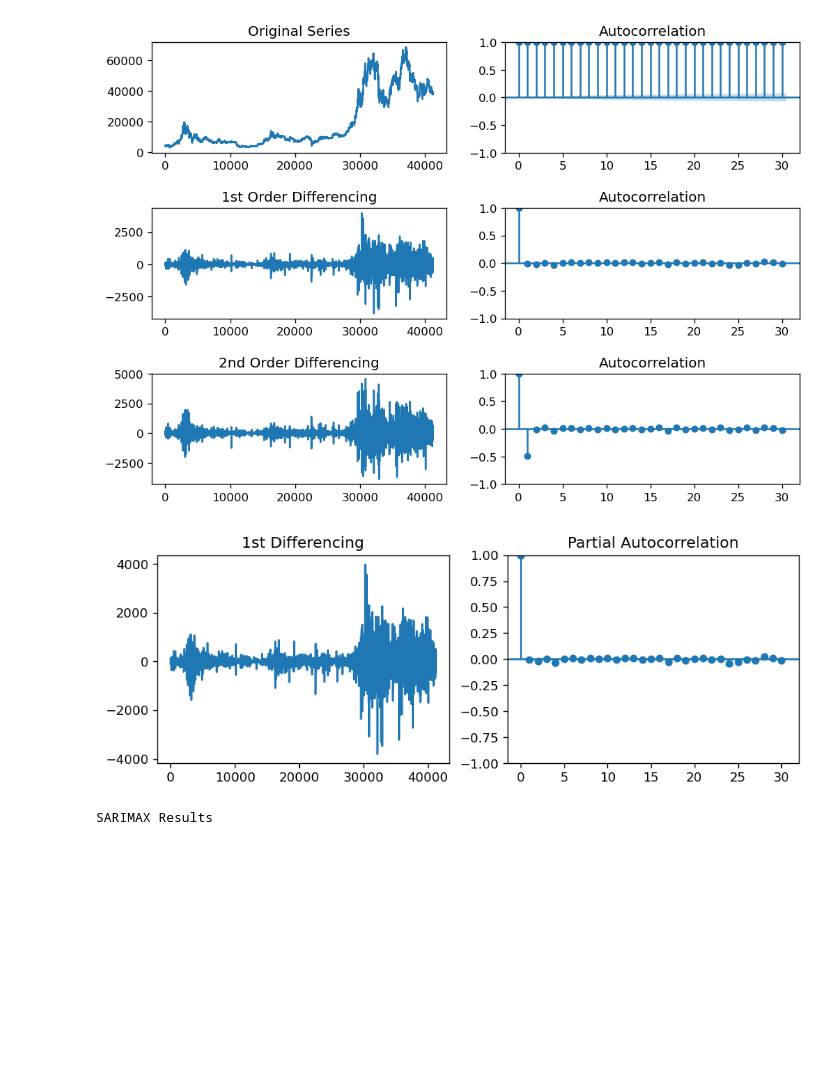
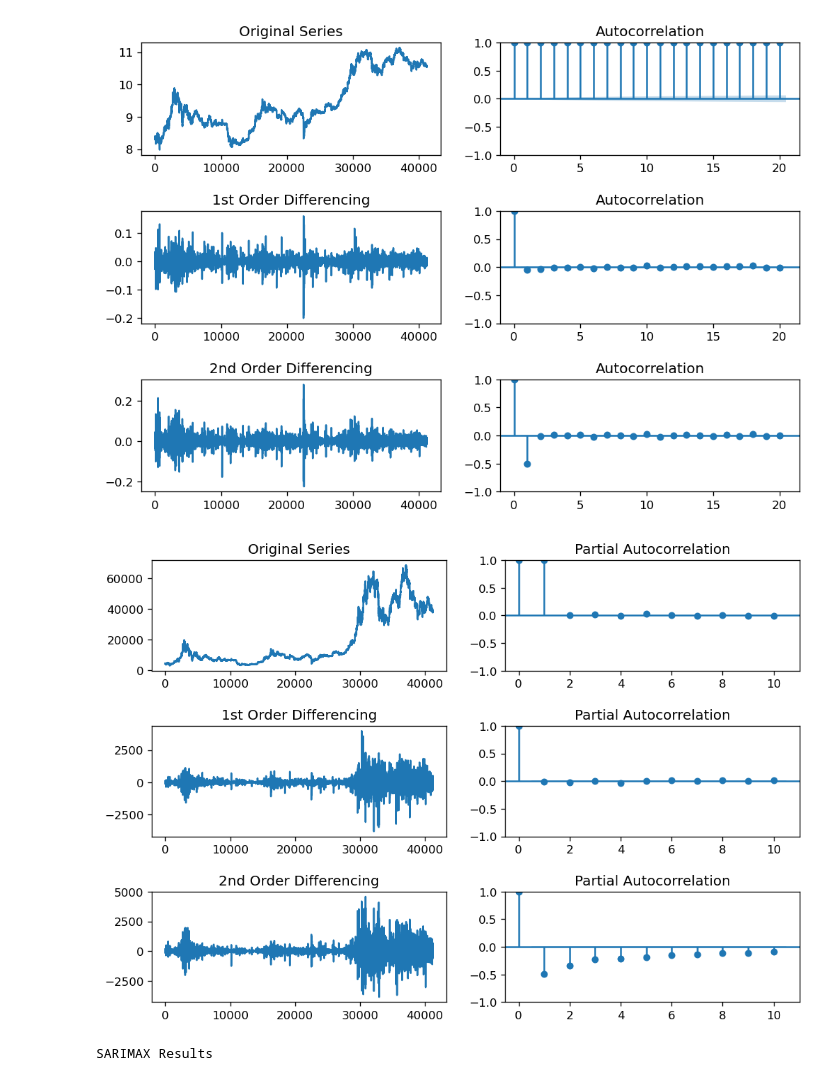
Before and after one commit to Vaiyani/mvaiyani-thesis, a Jupyter notebook: Notebooks/ARIMA/ARIMA.ipynb, the cells around one changed output. Cells and saved outputs as stored; diff of their text form; code cells hidden in the pictures; blank space fills up the shorter version.

```diff
--- a/Notebooks/ARIMA/ARIMA.ipynb
+++ b/Notebooks/ARIMA/ARIMA.ipynb
@@ -14,4 +14,5 @@ from statsmodels.graphics.tsaplots import plot_acf, plot_pacf
 from sklearn.metrics import mean_absolute_percentage_error, mean_squared_error, mean_absolute_error, r2_score
 # %%
 df = pd.read_csv('./cleaned_data.csv')
-df = df['close'].values
+# df = np.log(df['close'].values)
+df = np.log(df['close'].values)
@@ -25,48 +35,69 @@ p-value: 0.750176
 # %%
 # scaler = MinMaxScaler()
-# train = df[:-15]
-# test = df[-15:]
-# # train = train.reshape(-1,1)
-# # test = test.reshape(-1,1)
-# # scaler = scaler.fit(train)
-# # train_normalized = scaler.transform(train).squeeze()
-# # test_normalized = scaler.transform(test).squeeze()
-# train_normalized = train
+train = df[:-15]
+test = df[-15:]
+# train = train.reshape(-1,1)
+# test = test.reshape(-1,1)
+# scaler = scaler.fit(train)
+# train_normalized = scaler.transform(train).squeeze()
+# test_normalized = scaler.transform(test).squeeze()
+train_normalized = train
 # %%
 plt.rcParams.update({'figure.figsize':(10,7), 'figure.dpi':120})
 fig, axes = plt.subplots(3, 2, sharex=False)
 plt.subplots_adjust(left=None, bottom=None, right=None, top=None, wspace=None, hspace=0.5)
 axes[0, 0].plot(train_normalized)
 axes[0, 0].set_title('Original Series')
-plot_acf(train_normalized, ax=axes[0, 1], lags=30)
+sm.graphics.tsa.plot_acf(train_normalized, ax=axes[0, 1], lags=20)
 
 
 # 1st Differencing
 axes[1, 0].plot(np.diff(train_normalized))
 axes[1, 0].set_title('1st Order Differencing')
-plot_acf(np.diff(train_normalized), ax=axes[1, 1],lags=30)
+sm.graphics.tsa.plot_acf(np.diff(train_normalized), ax=axes[1, 1],lags=20)
 
 
 # 2nd Differencing
 axes[2, 0].plot(np.diff(np.diff(train_normalized)))
 axes[2, 0].set_title('2nd Order Differencing')
-plot_acf(np.diff(np.diff(train_normalized)), ax=axes[2, 1],lags=30)
+sm.graphics.tsa.plot_acf(np.diff(np.diff(train_normalized)), ax=axes[2, 1],lags=20)
 
 plt.show()
 # %% [output]
-[figure, old version]
+[figure, new version]
 # %%
-plt.rcParams.update({'figure.figsize':(9,3), 'figure.dpi':120})
+# plt.rcParams.update({'figure.figsize':(9,3), 'figure.dpi':120})
 
-fig, axes = plt.subplots(1, 2)
-axes[0].plot(np.diff(train_normalized))
-axes[0].set_title('1st Differencing')
-axes[1].set(ylim=(0,5))
-plot_pacf(np.diff(train_normalized), ax=axes[1], lags=30)
+# fig, axes = plt.subplots(1, 2)
+# axes[0].plot(np.diff(train_normalized))
+# axes[0].set_title('1st Differencing')
+# axes[1].set(ylim=(0,5))
+# plot_pacf(np.diff(train_normalized), ax=axes[1], lags=20)
+
+# plt.show()
+lag =10
+plt.rcParams.update({'figure.figsize':(10,7), 'figure.dpi':120})
+fig, axes = plt.subplots(3, 2, sharex=False)
+plt.subplots_adjust(left=None, bottom=None, right=None, top=None, wspace=None, hspace=0.5)
+axes[0, 0].plot(train_normalized)
+axes[0, 0].set_title('Original Series')
+plot_pacf(train_normalized, ax=axes[0, 1], lags=lag)
+
+
+# 1st Differencing
+axes[1, 0].plot(np.diff(train_normalized))
+axes[1, 0].set_title('1st Order Differencing')
+plot_pacf(np.diff(train_normalized), ax=axes[1, 1],lags=lag)
+
+
+# 2nd Differencing
+axes[2, 0].plot(np.diff(np.diff(train_normalized)))
+axes[2, 0].set_title('2nd Order Differencing')
+plot_pacf(np.diff(np.diff(train_normalized)), ax=axes[2, 1],lags=lag)
 
 plt.show()
 # %% [output]
-[figure, old version]
+[figure, new version]
 # %%
 #ARIMA
 model = ARIMA(train_normalized, order=(1,1,1), seasonal_order=(1, 1, 1, 7))
```
Also changed, not shown: parts of 16 cells of this notebook, 2 other files.
